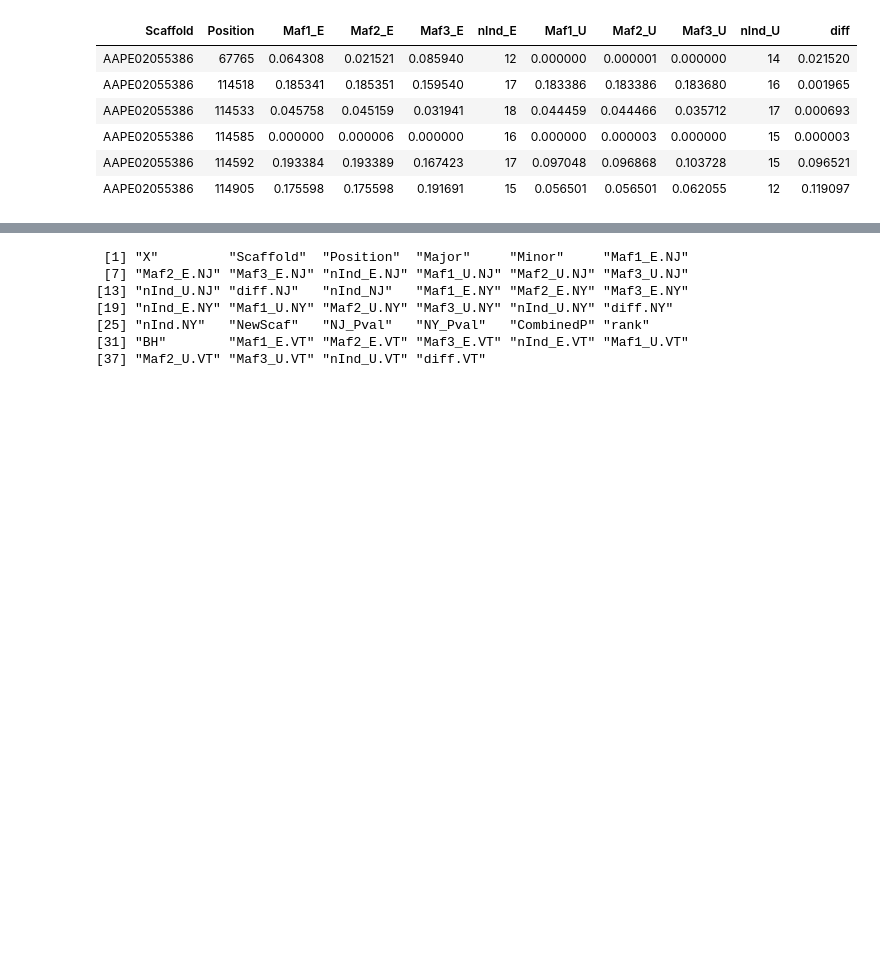
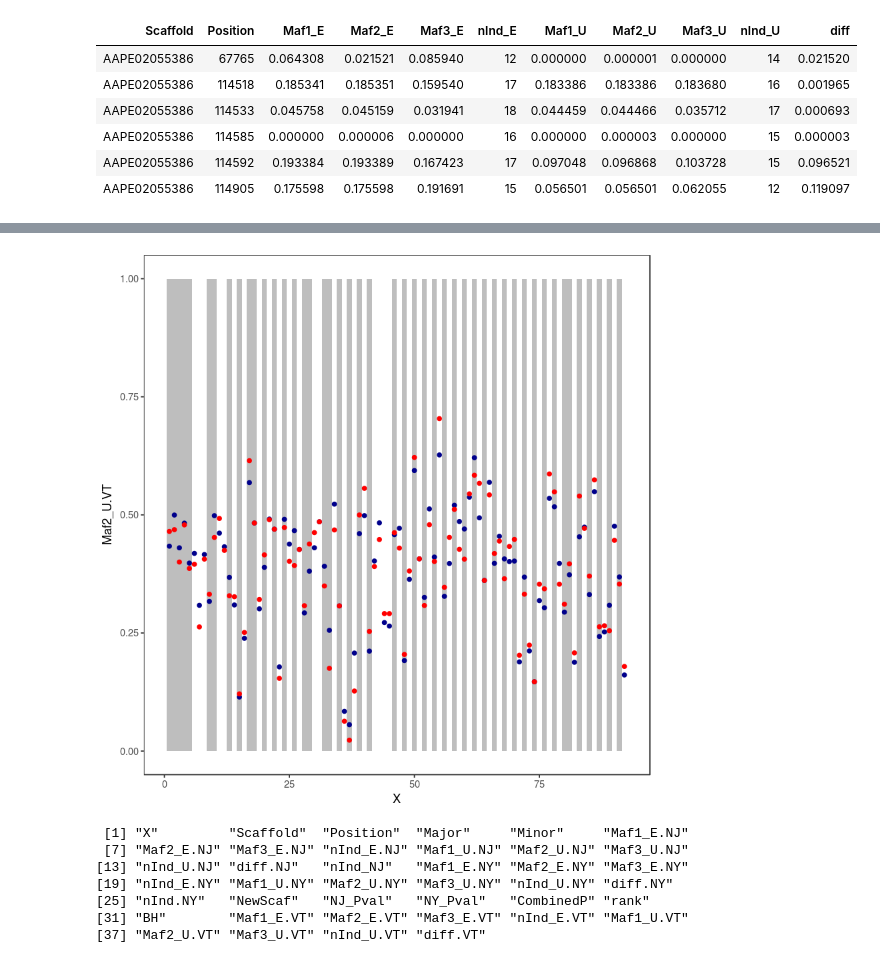
Before and after one commit to sagw/WNS_WGS, a Jupyter notebook: Notebooks/Angsd_all_SNP_graphs.ipynb, the cells around one changed output, grey strips where cells are left out. Saved outputs shown, nothing was run; the diff lists cells and outputs as text; code cells hidden in the pictures; blank space fills up the shorter version.

```diff
--- a/Notebooks/Angsd_all_SNP_graphs.ipynb
+++ b/Notebooks/Angsd_all_SNP_graphs.ipynb
@@ -397,3 +475,14 @@ mafsNJNY50SigVT=read.csv("~/WGS/SNPS/All_mylu/snps/njnyeu50SigMafsVT.csv")
+# %%
+print(ggplot()+ geom_rect(data=mafsNJNY50SigVTout, (aes(xmin=X-0.5, xmax=X+0.5,
+ymin=0, ymax=1, fill=factor(Scaffold)))) +
+scale_fill_manual(values=rep(c("grey", "white"), 38), guide=FALSE)
+      + geom_point(data=mafsNJNY50SigVTout, aes(x=X, y=Maf2_U.VT), colour="darkblue")+ theme_bw()
+    + theme( panel.grid.minor = element_blank(), panel.grid.major = element_blank())
+    +  geom_point(data=mafsNJNY50SigVTout, aes(x=X, y=Maf2_UOutVT), colour="red")
+     + ylim(0, 1)
+     )
+# %% [output]
+[figure, added]
 # %%
 colnames(mafsNJNY50SigVT)
 # %% [output]
```
Also changed, not shown: parts of 10 cells of this notebook, 1 other file.
